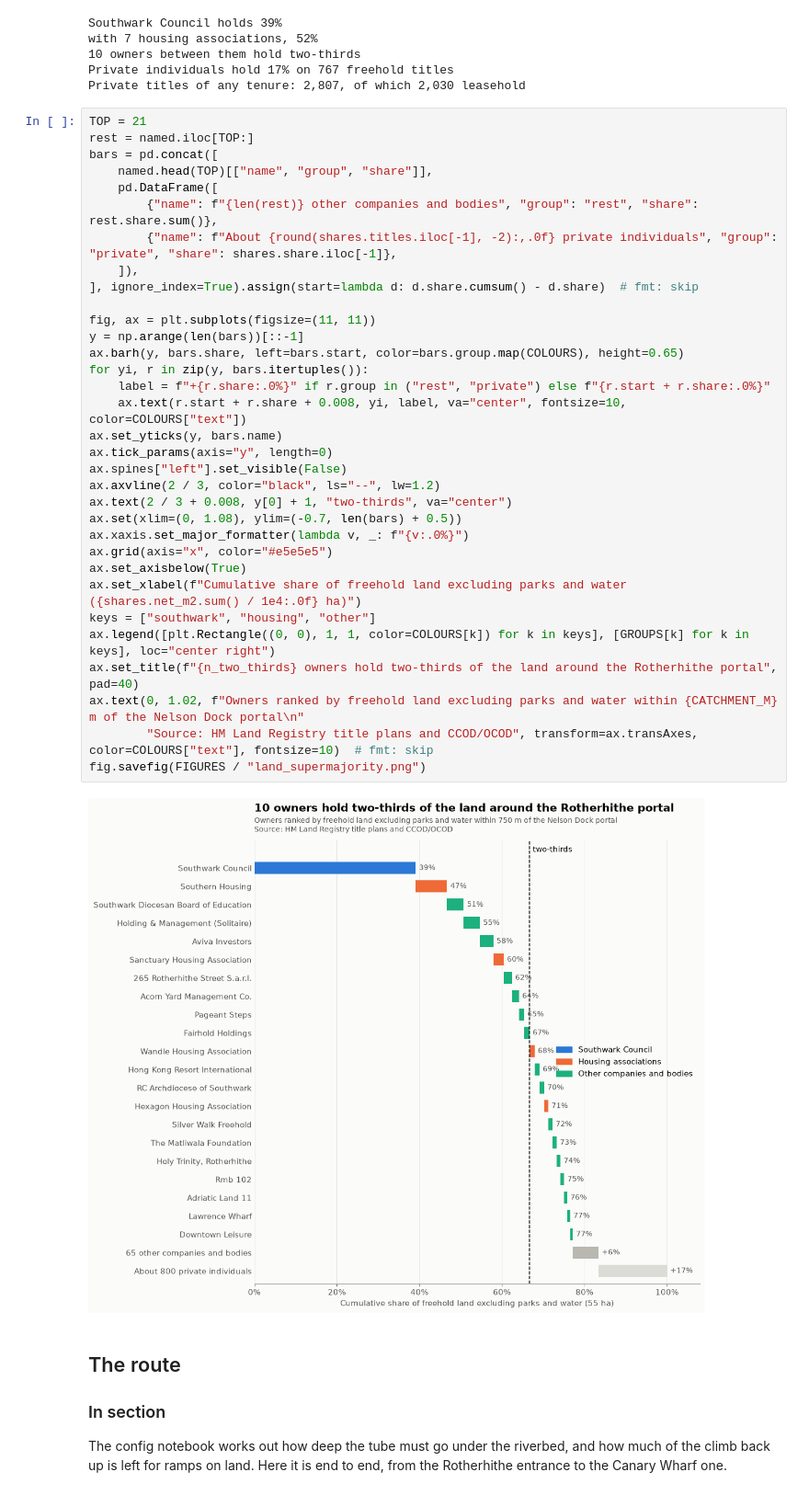
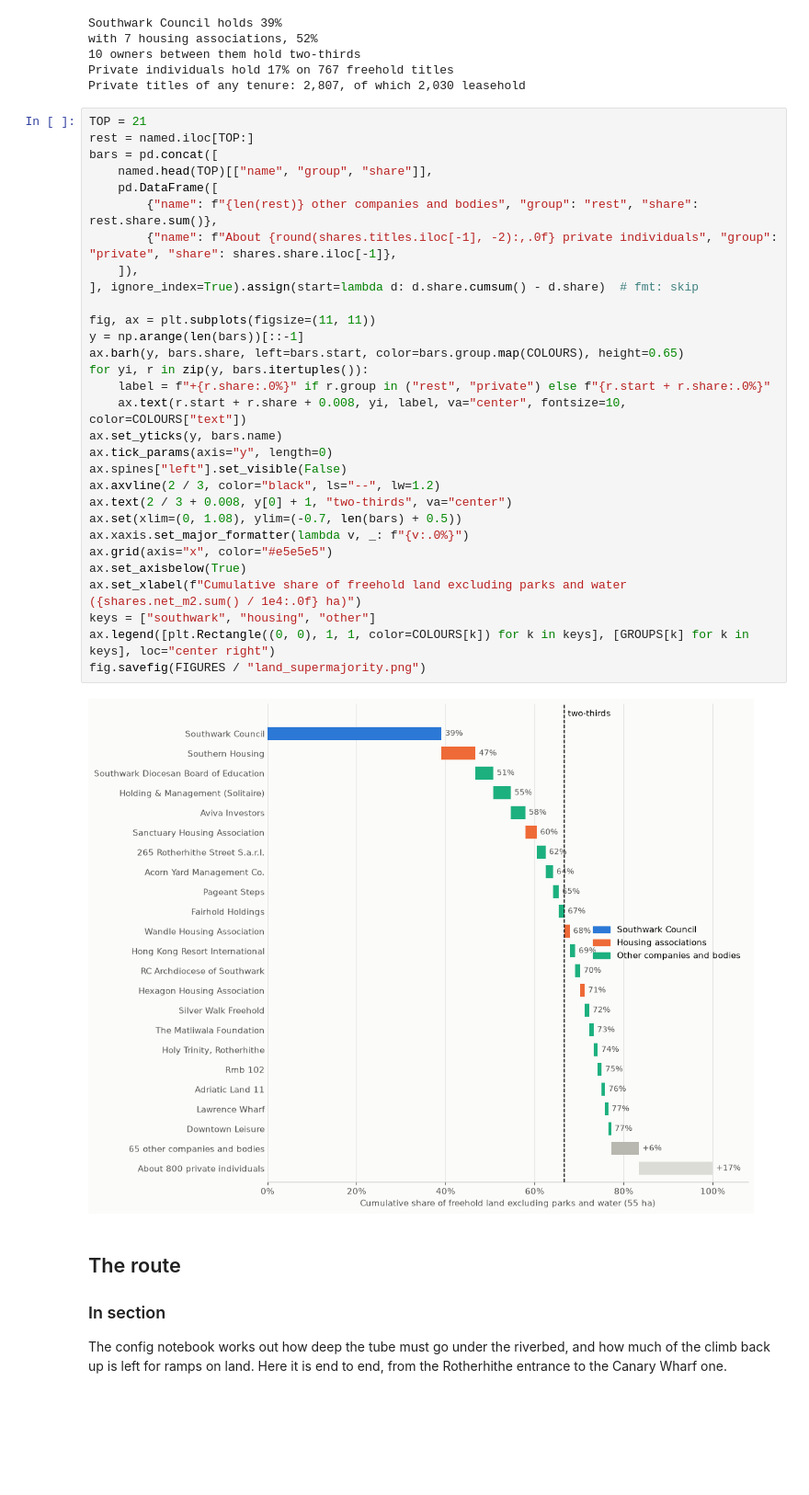
Before and after one commit to HenryDashwood/rotherhithe-to-canary-wharf-tunnel, a Jupyter notebook: nbs/02_route_and_ownership.ipynb, the cells around one changed output. Shown at 92% size. Saved outputs shown, nothing was run; the diff lists cells and outputs as text; blank space fills up the shorter version.

```diff
--- a/nbs/02_route_and_ownership.ipynb
+++ b/nbs/02_route_and_ownership.ipynb
@@ -305,37 +305,34 @@ Private titles of any tenure: 2,807, of which 2,030 leasehold
 TOP = 21
 rest = named.iloc[TOP:]
 bars = pd.concat([
     named.head(TOP)[["name", "group", "share"]],
     pd.DataFrame([
         {"name": f"{len(rest)} other companies and bodies", "group": "rest", "share": rest.share.sum()},
         {"name": f"About {round(shares.titles.iloc[-1], -2):,.0f} private individuals", "group": "private", "share": shares.share.iloc[-1]},
     ]),
 ], ignore_index=True).assign(start=lambda d: d.share.cumsum() - d.share)  # fmt: skip
 
 fig, ax = plt.subplots(figsize=(11, 11))
 y = np.arange(len(bars))[::-1]
 ax.barh(y, bars.share, left=bars.start, color=bars.group.map(COLOURS), height=0.65)
 for yi, r in zip(y, bars.itertuples()):
     label = f"+{r.share:.0%}" if r.group in ("rest", "private") else f"{r.start + r.share:.0%}"
     ax.text(r.start + r.share + 0.008, yi, label, va="center", fontsize=10, color=COLOURS["text"])
 ax.set_yticks(y, bars.name)
 ax.tick_params(axis="y", length=0)
 ax.spines["left"].set_visible(False)
 ax.axvline(2 / 3, color="black", ls="--", lw=1.2)
 ax.text(2 / 3 + 0.008, y[0] + 1, "two-thirds", va="center")
 ax.set(xlim=(0, 1.08), ylim=(-0.7, len(bars) + 0.5))
 ax.xaxis.set_major_formatter(lambda v, _: f"{v:.0%}")
 ax.grid(axis="x", color="#e5e5e5")
 ax.set_axisbelow(True)
 ax.set_xlabel(f"Cumulative share of freehold land excluding parks and water ({shares.net_m2.sum() / 1e4:.0f} ha)")
 keys = ["southwark", "housing", "other"]
 ax.legend([plt.Rectangle((0, 0), 1, 1, color=COLOURS[k]) for k in keys], [GROUPS[k] for k in keys], loc="center right")
-ax.set_title(f"{n_two_thirds} owners hold two-thirds of the land around the Rotherhithe portal", pad=40)
-ax.text(0, 1.02, f"Owners ranked by freehold land excluding parks and water within {CATCHMENT_M} m of the Nelson Dock portal\n"
-        "Source: HM Land Registry title plans and CCOD/OCOD", transform=ax.transAxes, color=COLOURS["text"], fontsize=10)  # fmt: skip
 fig.savefig(FIGURES / "land_supermajority.png")
 # %% [output]
-[figure, old version]
+[figure, new version]
 # %% [markdown]
 ## The route
 
```
Also changed, not shown: parts of 6 cells of this notebook, 11 other files.
